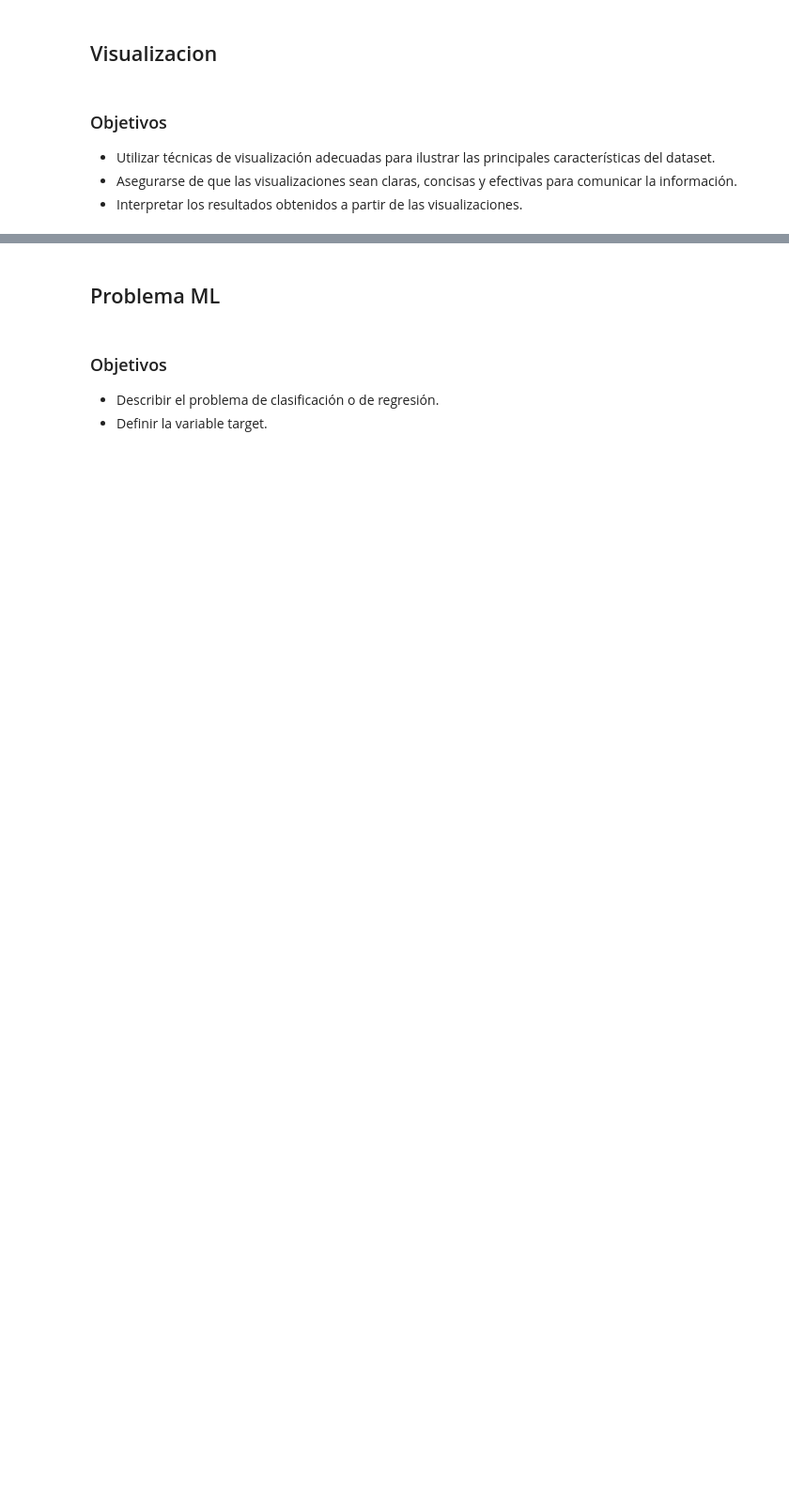
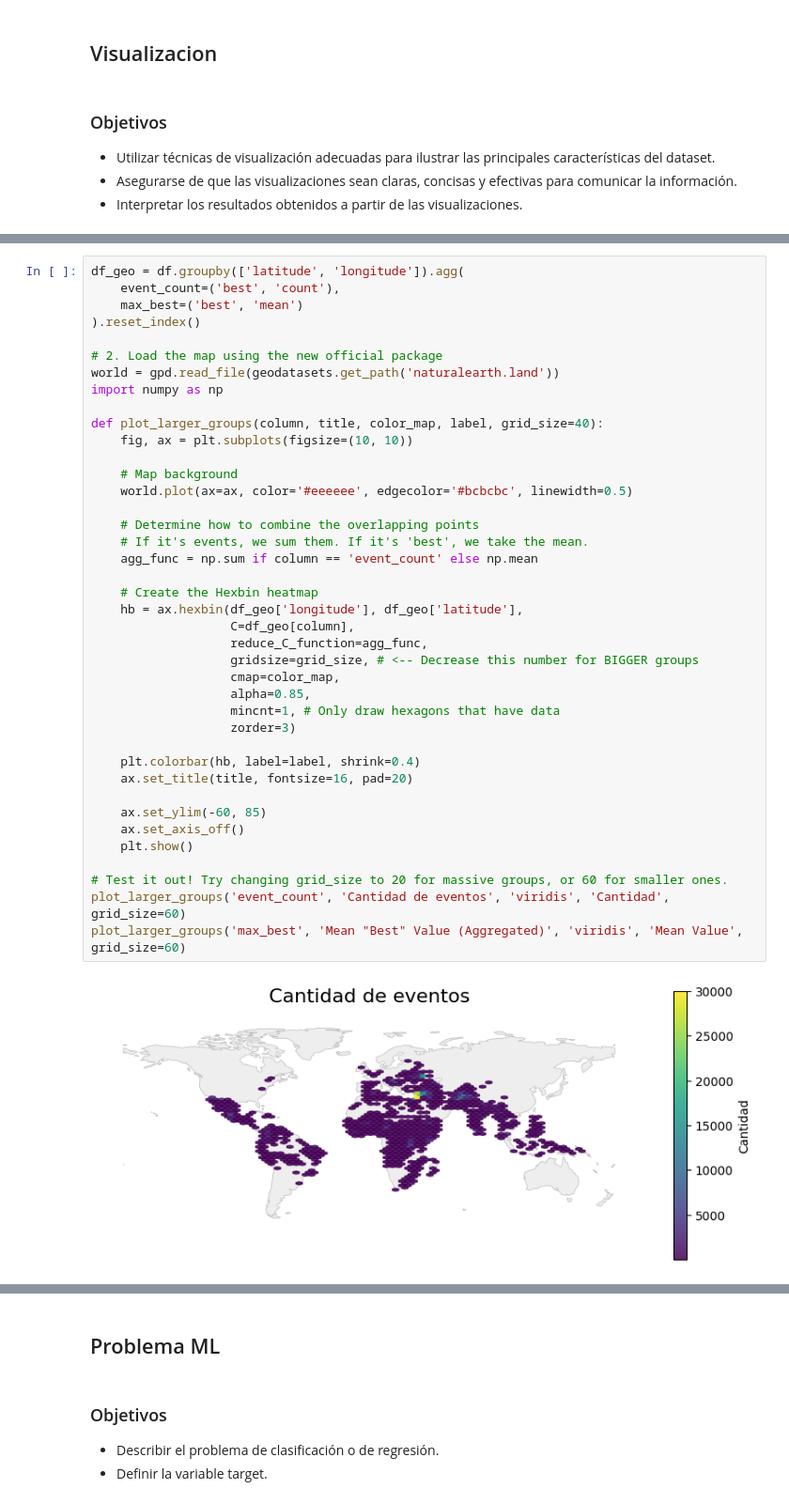
Before and after one commit to NachoXDX/CEIA_Analisis_de_datos, a Jupyter notebook: ejercicios/act_grupal/resNacho.ipynb, the cells around one changed output, grey strips where cells are left out. Shown at 94% size. Cells and saved outputs as stored; diff of their text form; blank space fills up the shorter version.

```diff
--- a/ejercicios/act_grupal/resNacho.ipynb
+++ b/ejercicios/act_grupal/resNacho.ipynb
@@ -126,0 +139,42 @@ comunicar la información.
+# %%
+df_geo = df.groupby(['latitude', 'longitude']).agg(
+    event_count=('best', 'count'),
+    max_best=('best', 'mean')
+).reset_index()
+
+# 2. Load the map using the new official package
+world = gpd.read_file(geodatasets.get_path('naturalearth.land'))
+import numpy as np
+
+def plot_larger_groups(column, title, color_map, label, grid_size=40):
+    fig, ax = plt.subplots(figsize=(10, 10))
+
+    # Map background
+    world.plot(ax=ax, color='#eeeeee', edgecolor='#bcbcbc', linewidth=0.5)
+
+    # Determine how to combine the overlapping points
+    # If it's events, we sum them. If it's 'best', we take the mean.
+    agg_func = np.sum if column == 'event_count' else np.mean
+
+    # Create the Hexbin heatmap
+    hb = ax.hexbin(df_geo['longitude'], df_geo['latitude'],
+                   C=df_geo[column],
+                   reduce_C_function=agg_func,
+                   gridsize=grid_size, # <-- Decrease this number for BIGGER groups
+                   cmap=color_map,
+                   alpha=0.85,
+                   mincnt=1, # Only draw hexagons that have data
+                   zorder=3)
+
+    plt.colorbar(hb, label=label, shrink=0.4)
+    ax.set_title(title, fontsize=16, pad=20)
+
+    ax.set_ylim(-60, 85)
+    ax.set_axis_off()
+    plt.show()
+
+# Test it out! Try changing grid_size to 20 for massive groups, or 60 for smaller ones.
+plot_larger_groups('event_count', 'Cantidad de eventos', 'viridis', 'Cantidad', grid_size=60)
+plot_larger_groups('max_best', 'Mean "Best" Value (Aggregated)', 'viridis', 'Mean Value', grid_size=60)
+# %% [output]
+[figure, added]
```
Also changed, not shown: parts of 17 cells of this notebook, 2 other files.
